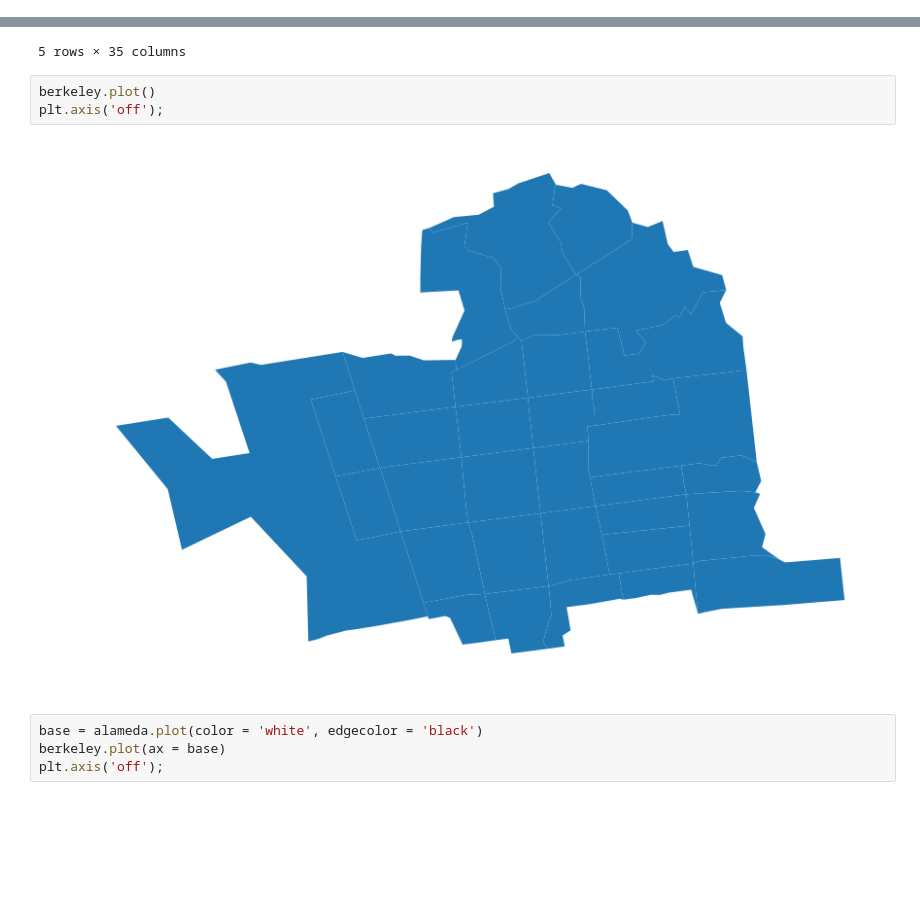
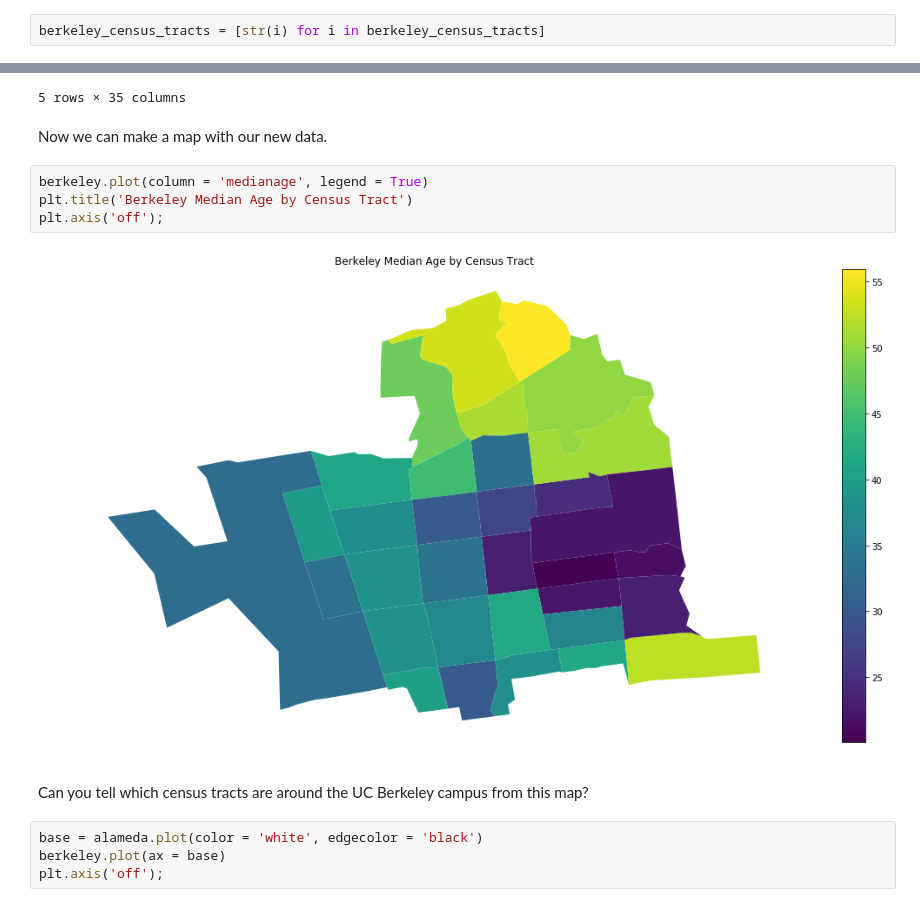
Before and after one commit to ds-modules/CP-101, a Jupyter notebook: Geopandas.ipynb, the cells around one changed output, grey strips where cells are left out. Cells and saved outputs as stored; diff of their text form; blank space fills up the shorter version.

```diff
--- a/Geopandas.ipynb
+++ b/Geopandas.ipynb
@@ -94,0 +89,2 @@ berkeley_census_tracts = [str(i) for i in berkeley_census_tracts]
+# %%
+berkeley_census_tracts = [str(i) for i in berkeley_census_tracts]
@@ -106,11 +104,16 @@ berkeley.head()
 | 36 | 1400000US06001421500 | 1590680.0 | 1590680.0 | 3635.0 | 3635.0 | 001 | 001 | 314.0 | S | 06001421500 | ... |
 | 37 | 1400000US06001422100 | 551943.0 | 551943.0 | 0.0 | 0.0 | 001 | 001 | 488.0 | S | 06001422100 | ... |
 5 rows × 35 columns
+# %% [markdown]
+Now we can make a map with our new data.
 # %%
-berkeley.plot()
+berkeley.plot(column = 'medianage', legend = True)
+plt.title('Berkeley Median Age by Census Tract')
 plt.axis('off');
 # %% [output]
-[figure, old version]
+[figure, new version]
+# %% [markdown]
+Can you tell which census tracts are around the UC Berkeley campus from this map?
 # %%
 base = alameda.plot(color = 'white', edgecolor = 'black')
 berkeley.plot(ax = base)
```
Also changed, not shown: parts of 6 cells of this notebook.
